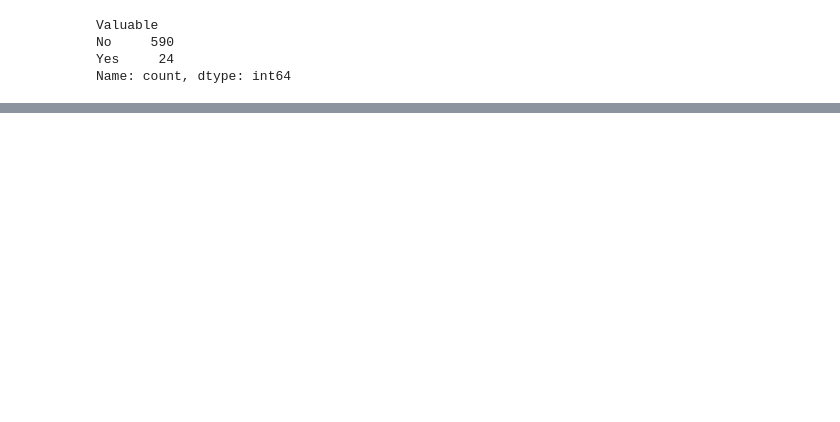
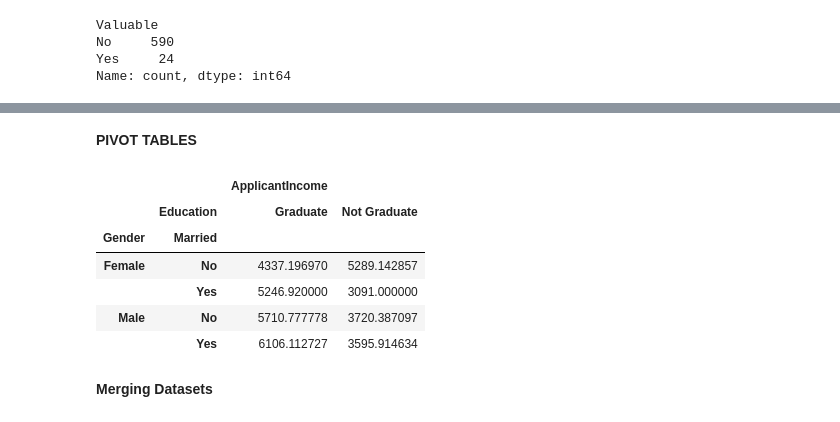
Before and after one commit to Navaneeth-Rampally/Pandas, a Jupyter notebook: data_transformation.ipynb, the cells around one changed output, grey strips where cells are left out. Saved outputs shown, nothing was run; the diff lists cells and outputs as text; code cells hidden in the pictures; blank space fills up the shorter version.

```diff
--- a/data_transformation.ipynb
+++ b/data_transformation.ipynb
@@ -97,0 +130,14 @@ Name: count, dtype: int64
+# %% [markdown]
+**PIVOT TABLES**
+# %%
+pd.pivot_table(data = df, index = ['Gender', 'Married'], columns = ['Education'], values = ['ApplicantIncome'])
+# %% [output]
+|  |  | ApplicantIncome |  |
+|  | Education | Graduate | Not Graduate |
+| Gender | Married |  |  |
+| Female | No | 4337.196970 | 5289.142857 |
+|  | Yes | 5246.920000 | 3091.000000 |
+| Male | No | 5710.777778 | 3720.387097 |
+|  | Yes | 6106.112727 | 3595.914634 |
+# %% [markdown]
+**Merging Datasets**
```
Also changed, not shown: parts of 9 cells of this notebook, 1 other file.
